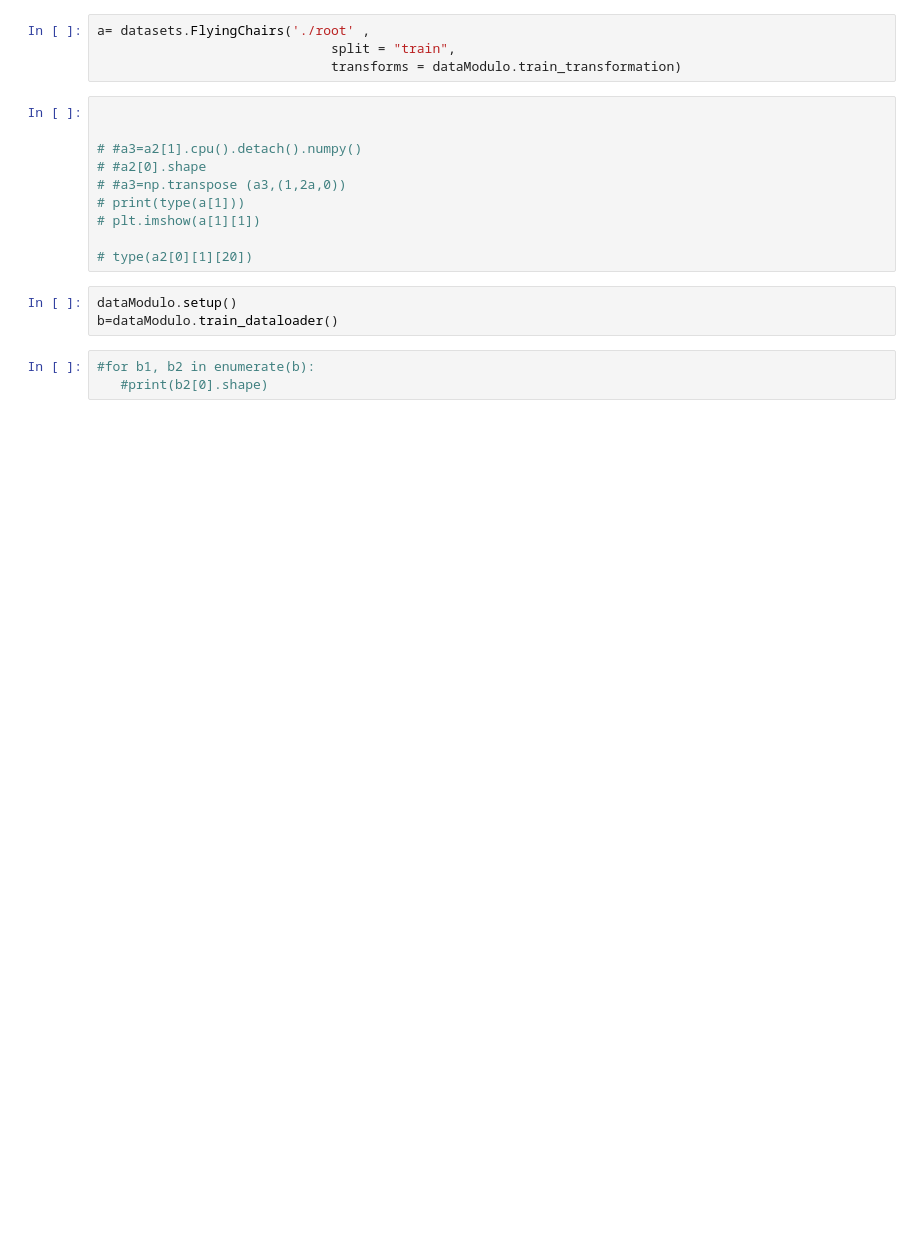
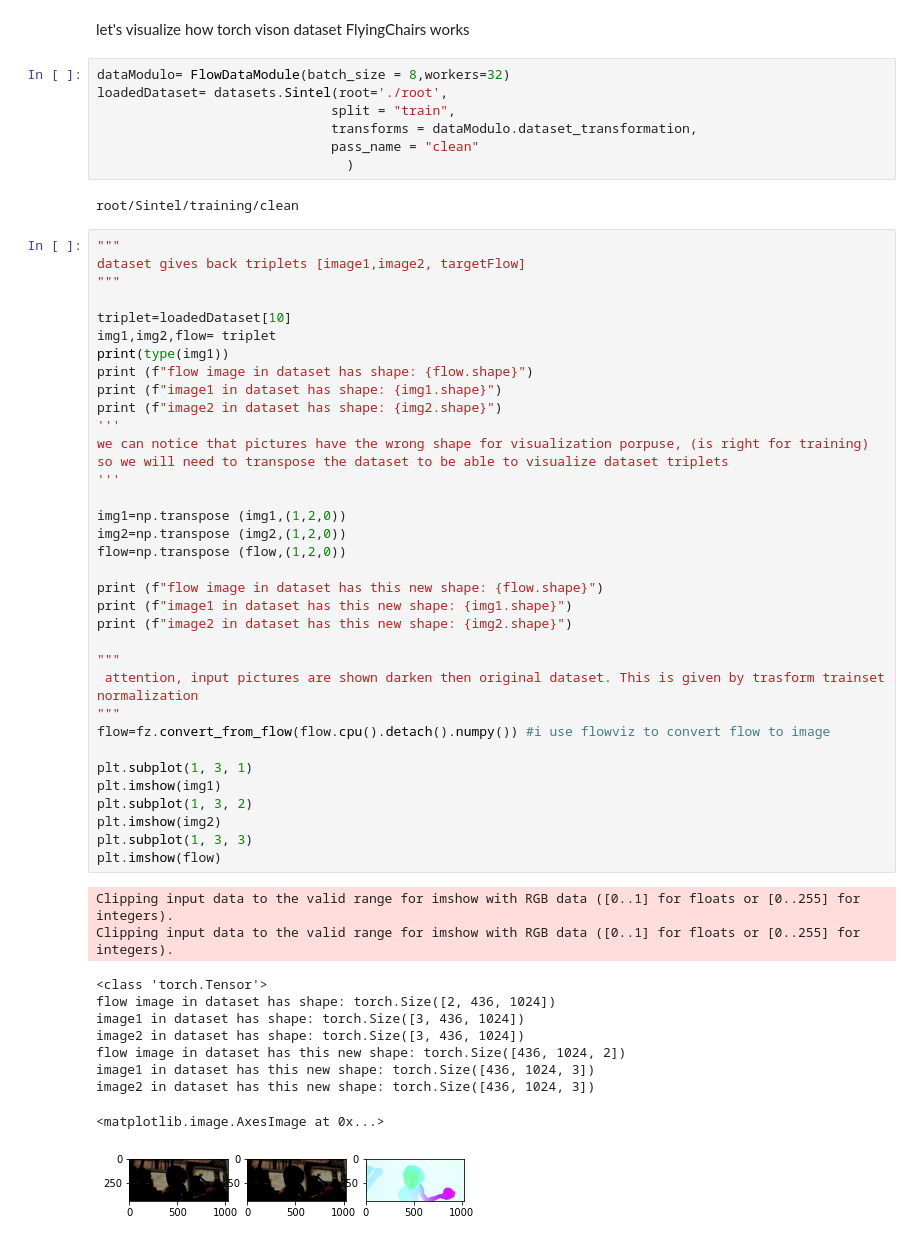
Before and after one commit to AlfaranoAndrea/workuout_keyframe, a Jupyter notebook: project.ipynb, the cells around one changed output. Drawn from its saved outputs; the diff is of its cells as text; blank space fills up the shorter version.

```diff
--- a/project.ipynb
+++ b/project.ipynb
@@ -140,20 +134,58 @@ dataModulo = DataModuleFlyingChairs()
+# %% [markdown]
+let's visualize how torch vison dataset FlyingChairs works
 # %%
-a= datasets.FlyingChairs('./root' ,
+dataModulo= FlowDataModule(batch_size = 8,workers=32)
+loadedDataset= datasets.Sintel(root='./root',
                               split = "train",
-                              transforms = dataModulo.train_transformation)
+                              transforms = dataModulo.dataset_transformation,
+                              pass_name = "clean"
+                                )
+# %% [output]
+root/Sintel/training/clean
 # %%
+"""
+dataset gives back triplets [image1,image2, targetFlow]
+"""
 
+triplet=loadedDataset[10]
+img1,img2,flow= triplet
+print(type(img1))
+print (f"flow image in dataset has shape: {flow.shape}")
+print (f"image1 in dataset has shape: {img1.shape}")
+print (f"image2 in dataset has shape: {img2.shape}")
+'''
+we can notice that pictures have the wrong shape for visualization porpuse, (is right for training)
+so we will need to transpose the dataset to be able to visualize dataset triplets
+'''
 
-# #a3=a2[1].cpu().detach().numpy()
-# #a2[0].shape
-# #a3=np.transpose (a3,(1,2a,0))
-# print(type(a[1]))
-# plt.imshow(a[1][1])
+img1=np.transpose (img1,(1,2,0))
+img2=np.transpose (img2,(1,2,0))
+flow=np.transpose (flow,(1,2,0))
 
-# type(a2[0][1][20])
+print (f"flow image in dataset has this new shape: {flow.shape}")
+print (f"image1 in dataset has this new shape: {img1.shape}")
+print (f"image2 in dataset has this new shape: {img2.shape}")
+
+"""
+ attention, input pictures are shown darken then original dataset. This is given by trasform trainset normalization
+"""
+flow=fz.convert_from_flow(flow.cpu().detach().numpy()) #i use flowviz to convert flow to image
+
+plt.subplot(1, 3, 1)
+plt.imshow(img1)
+plt.subplot(1, 3, 2)
+plt.imshow(img2)
+plt.subplot(1, 3, 3)
+plt.imshow(flow)
+# %% [output]
+Clipping input data to the valid range for imshow with RGB data ([0..1] for floats or [0..255] for integers).
+Clipping input data to the valid range for imshow with RGB data ([0..1] for floats or [0..255] for integers).
+<class 'torch.Tensor'>
+flow image in dataset has shape: torch.Size([2, 436, 1024])
+image1 in dataset has shape: torch.Size([3, 436, 1024])
+image2 in dataset has shape: torch.Size([3, 436, 1024])
+flow image in dataset has this new shape: torch.Size([436, 1024, 2])
+image1 in dataset has this new shape: torch.Size([436, 1024, 3])
+image2 in dataset has this new shape: torch.Size([436, 1024, 3])
+<matplotlib.image.AxesImage at 0x...>
+[figure, added]
-# %%
-dataModulo.setup()
-b=dataModulo.train_dataloader()
-# %%
-#for b1, b2 in enumerate(b):
-   #print(b2[0].shape)
```
Also changed, not shown: parts of 61 cells of this notebook, 9 other files.
